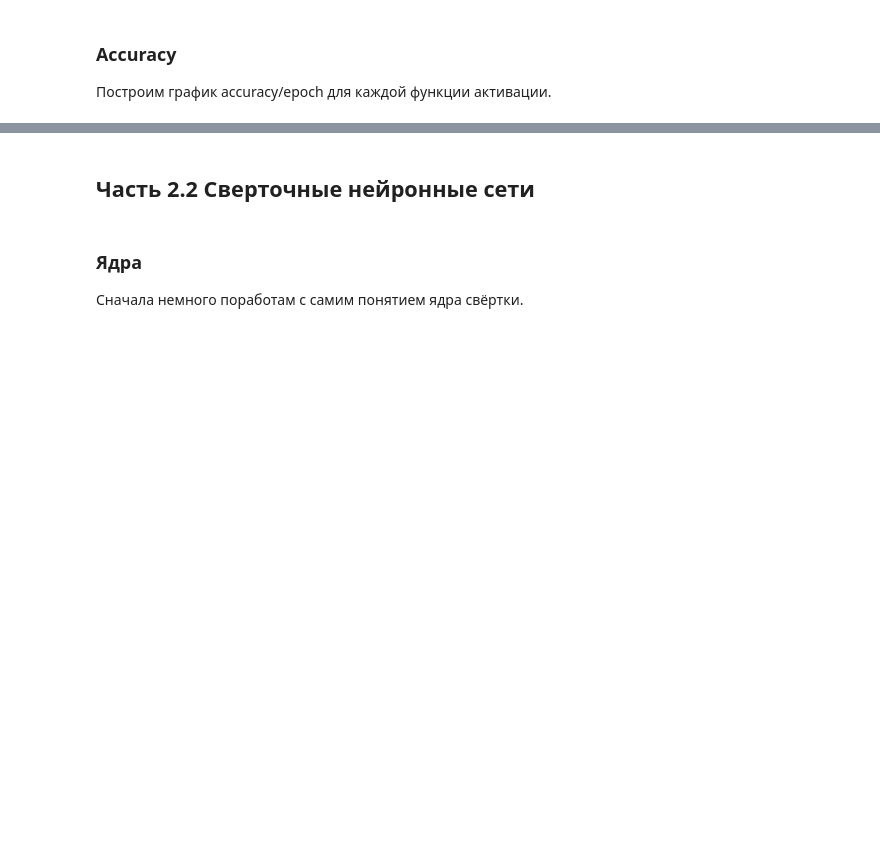
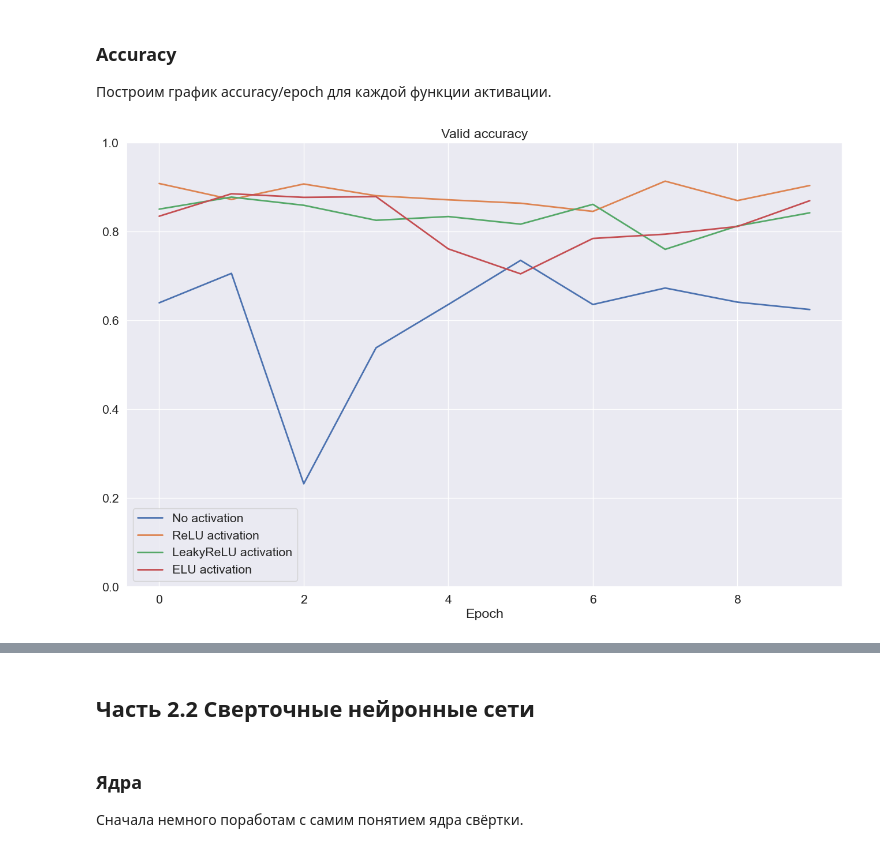
Before and after one commit to dimkablin/DeepLEarningSchool_MFTI, a Jupyter notebook: homework/11. Сверточные и полносвязанные сети/[homework]dense_and_convolutional_nn.ipynb, the cells around one changed output, grey strips where cells are left out. Saved outputs shown, nothing was run; the diff lists cells and outputs as text; code cells hidden in the pictures; blank space fills up the shorter version.

```diff
--- a/homework/11. Сверточные и полносвязанные сети/[homework]dense_and_convolutional_nn.ipynb
+++ b/homework/11. Сверточные и полносвязанные сети/[homework]dense_and_convolutional_nn.ipynb
@@ -422,0 +498,20 @@ def test_activation_function(activation):
+# %%
+def test_activation_function(activation):
+    # create model
+    model = nn.Sequential(
+        nn.Flatten(),
+
+        #YOUR CODE. Add layers to your sequential class
+        nn.Linear(in_features=784, out_features=128),
+        activation(),
+        nn.Linear(in_features=128, out_features=128),
+        activation(),
+        nn.Linear(in_features=128, out_features=10),
+        nn.Softmax()
+    )
+
+    return fit(model=model,
+               criterion = nn.CrossEntropyLoss(),
+               optimizer = torch.optim.Adam(model.parameters()),
+               loaders=loaders,
+               max_epochs=10)
@@ -426,0 +540,2 @@ leaky_relu_accuracy = #YOUR CODE
+# %%
+relu_accuracy = test_activation_function(nn.ReLU) #YOUR CODE
@@ -426,0 +560,2 @@ leaky_relu_accuracy = #YOUR CODE
+# %%
+leaky_relu_accuracy = test_activation_function(nn.LeakyReLU) #YOUR CODE
@@ -430,15 +583,18 @@ leaky_relu_accuracy = #YOUR CODE
 # %%
 sns.set(style="darkgrid", font_scale=1.4)
 
 plt.figure(figsize=(16, 10))
 plt.title("Valid accuracy")
 plt.plot(range(max_epochs), plain_accuracy, label="No activation", linewidth=2)
 plt.plot(range(max_epochs), relu_accuracy, label="ReLU activation", linewidth=2)
 plt.plot(range(max_epochs), leaky_relu_accuracy, label="LeakyReLU activation", linewidth=2)
 plt.plot(range(max_epochs), elu_accuracy, label="ELU activation", linewidth=2)
 plt.legend()
+plt.ylim([0,1])
 plt.xlabel("Epoch")
 plt.show()
+# %% [output]
+[figure, added]
 # %%
 plt.figure(figsize=(16, 10))
 plt.title("Valid accuracy")
```
Also changed, not shown: parts of 32 cells of this notebook, 1 other file.
